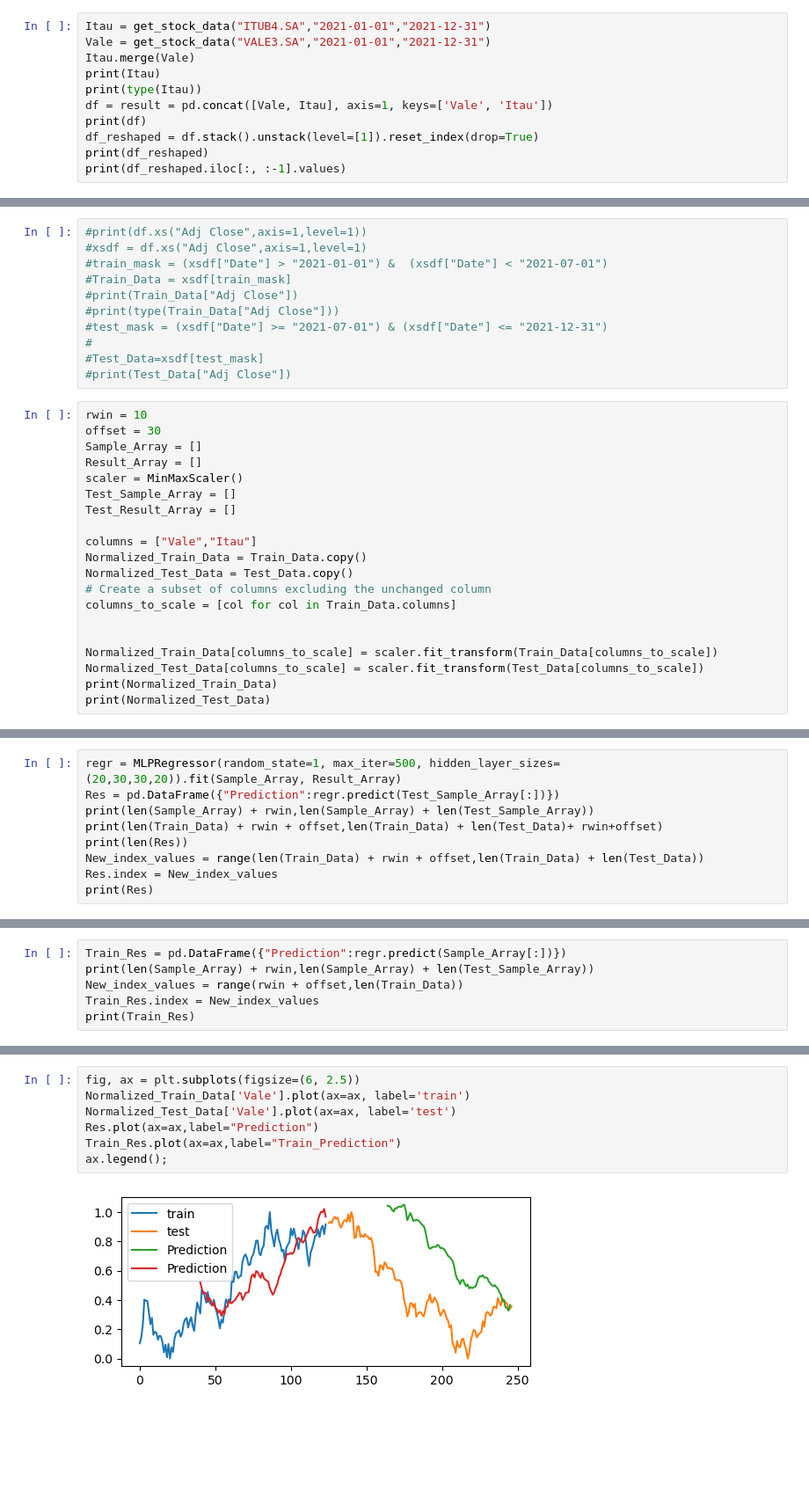
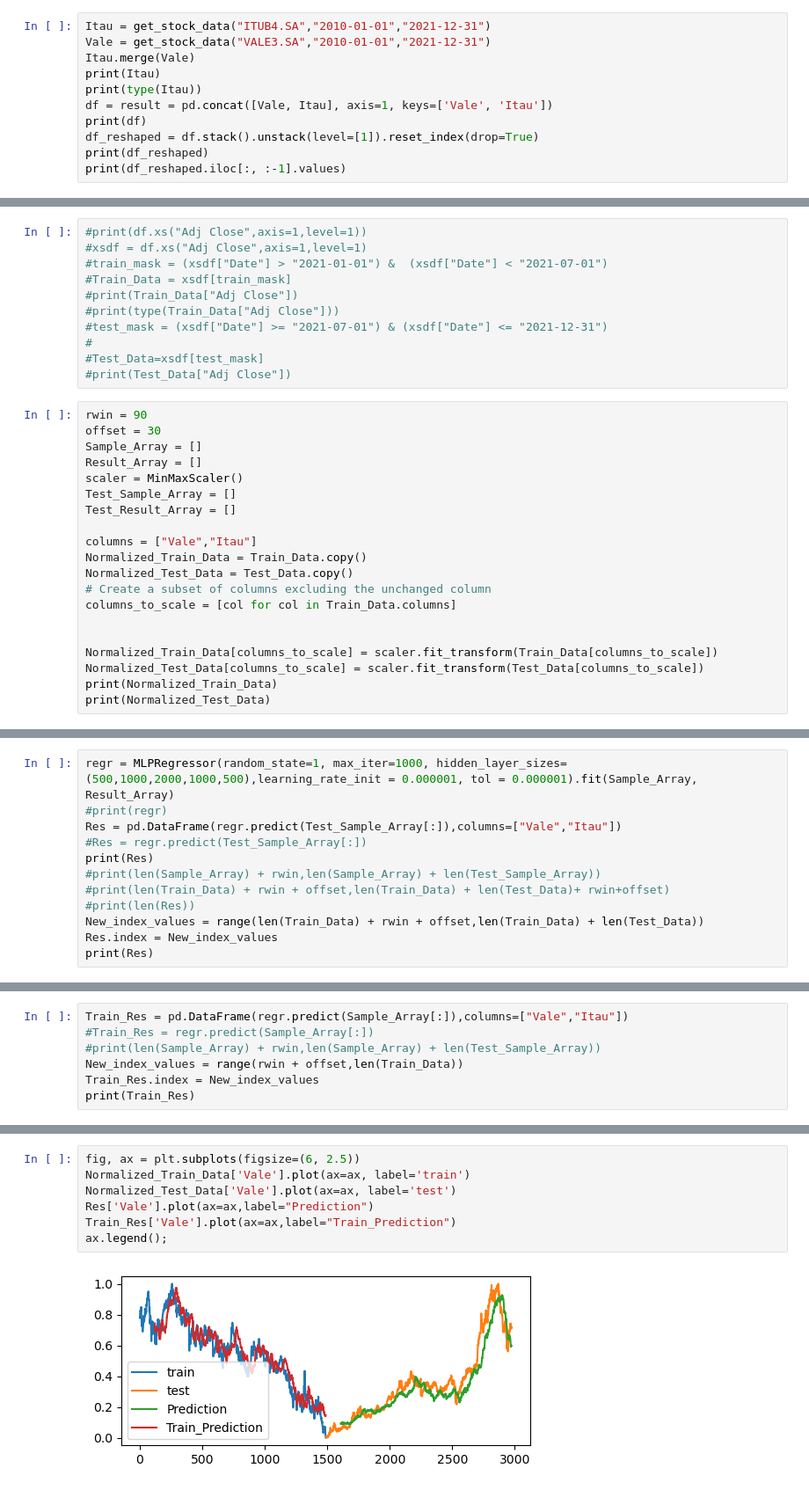
Before and after one commit to danielsibemol/trading, a Jupyter notebook: Trading.ipynb, the cells around one changed output, grey strips where cells are left out. Shown at 88% size. Drawn from its saved outputs; the diff is of its cells as text; blank space fills up the shorter version.

```diff
--- a/Trading.ipynb
+++ b/Trading.ipynb
@@ -77,8 +77,8 @@ def get_stock_data(ticker,start,end):
     stock_normalized = pd.concat([stock_normalized[unchanged_column], stock_normalized[columns_to_scale]], axis=1)
     return stock_normalized
 # %%
-Itau = get_stock_data("ITUB4.SA","2021-01-01","2021-12-31")
-Vale = get_stock_data("VALE3.SA","2021-01-01","2021-12-31")
+Itau = get_stock_data("ITUB4.SA","2010-01-01","2021-12-31")
+Vale = get_stock_data("VALE3.SA","2010-01-01","2021-12-31")
 Itau.merge(Vale)
 print(Itau)
 print(type(Itau))
@@ -143,7 +143,7 @@ print(Test_Data)
 #Test_Data=xsdf[test_mask]
 #print(Test_Data["Adj Close"])
 # %%
-rwin = 10
+rwin = 90
 offset = 30
 Sample_Array = []
 Result_Array = []
@@ -218,9 +237,12 @@ Name: Vale, dtype: float64]
 # %%
-regr = MLPRegressor(random_state=1, max_iter=500, hidden_layer_sizes=(20,30,30,20)).fit(Sample_Array, Result_Array)
-Res = pd.DataFrame({"Prediction":regr.predict(Test_Sample_Array[:])})
-print(len(Sample_Array) + rwin,len(Sample_Array) + len(Test_Sample_Array))
-print(len(Train_Data) + rwin + offset,len(Train_Data) + len(Test_Data)+ rwin+offset)
-print(len(Res))
+regr = MLPRegressor(random_state=1, max_iter=1000, hidden_layer_sizes=(500,1000,2000,1000,500),learning_rate_init = 0.000001, tol = 0.000001).fit(Sample_Array, Result_Array)
+#print(regr)
+Res = pd.DataFrame(regr.predict(Test_Sample_Array[:]),columns=["Vale","Itau"])
+#Res = regr.predict(Test_Sample_Array[:])
+print(Res)
+#print(len(Sample_Array) + rwin,len(Sample_Array) + len(Test_Sample_Array))
+#print(len(Train_Data) + rwin + offset,len(Train_Data) + len(Test_Data)+ rwin+offset)
+#print(len(Res))
 New_index_values = range(len(Train_Data) + rwin + offset,len(Train_Data) + len(Test_Data))
 Res.index = New_index_values
 print(Res)
@@ -245,6 +267,7 @@ print(Res)
 # %%
-Train_Res = pd.DataFrame({"Prediction":regr.predict(Sample_Array[:])})
-print(len(Sample_Array) + rwin,len(Sample_Array) + len(Test_Sample_Array))
+Train_Res = pd.DataFrame(regr.predict(Sample_Array[:]),columns=["Vale","Itau"])
+#Train_Res = regr.predict(Sample_Array[:])
+#print(len(Sample_Array) + rwin,len(Sample_Array) + len(Test_Sample_Array))
 New_index_values = range(rwin + offset,len(Train_Data))
 Train_Res.index = New_index_values
 print(Train_Res)
@@ -267,9 +289,9 @@ print(Train_Res)
 # %%
 fig, ax = plt.subplots(figsize=(6, 2.5))
 Normalized_Train_Data['Vale'].plot(ax=ax, label='train')
 Normalized_Test_Data['Vale'].plot(ax=ax, label='test')
-Res.plot(ax=ax,label="Prediction")
-Train_Res.plot(ax=ax,label="Train_Prediction")
+Res['Vale'].plot(ax=ax,label="Prediction")
+Train_Res['Vale'].plot(ax=ax,label="Train_Prediction")
 ax.legend();
 # %% [output]
-[figure, old version]
+[figure, new version]
```
Also changed, not shown: parts of 12 cells of this notebook.
